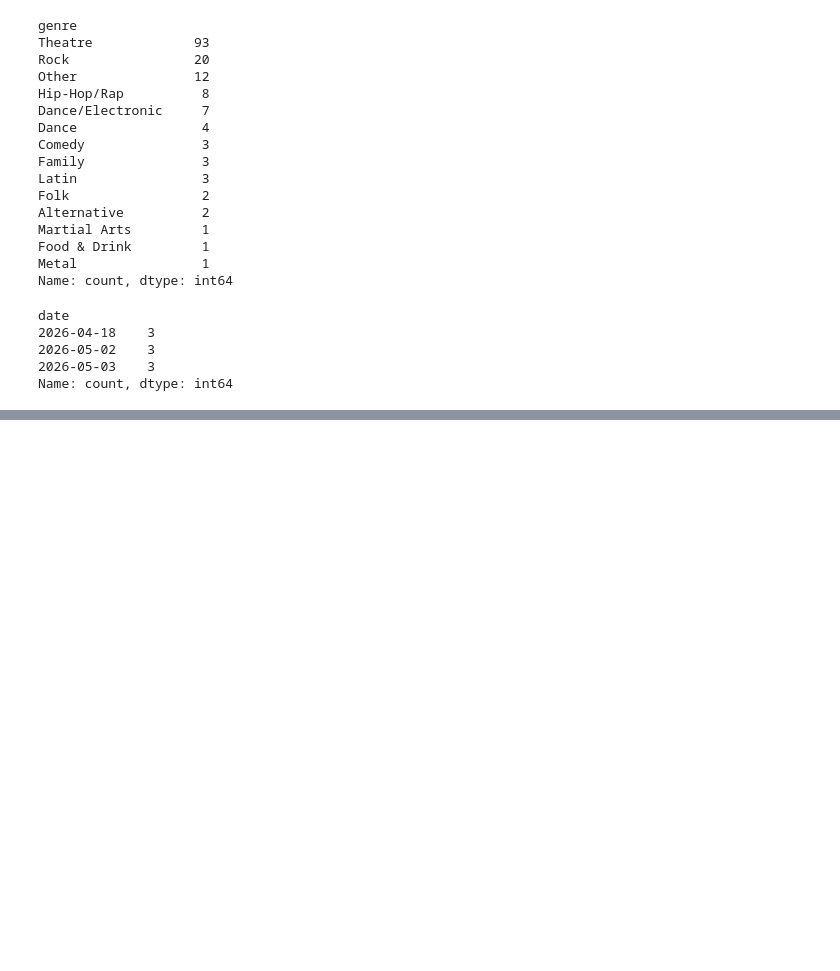
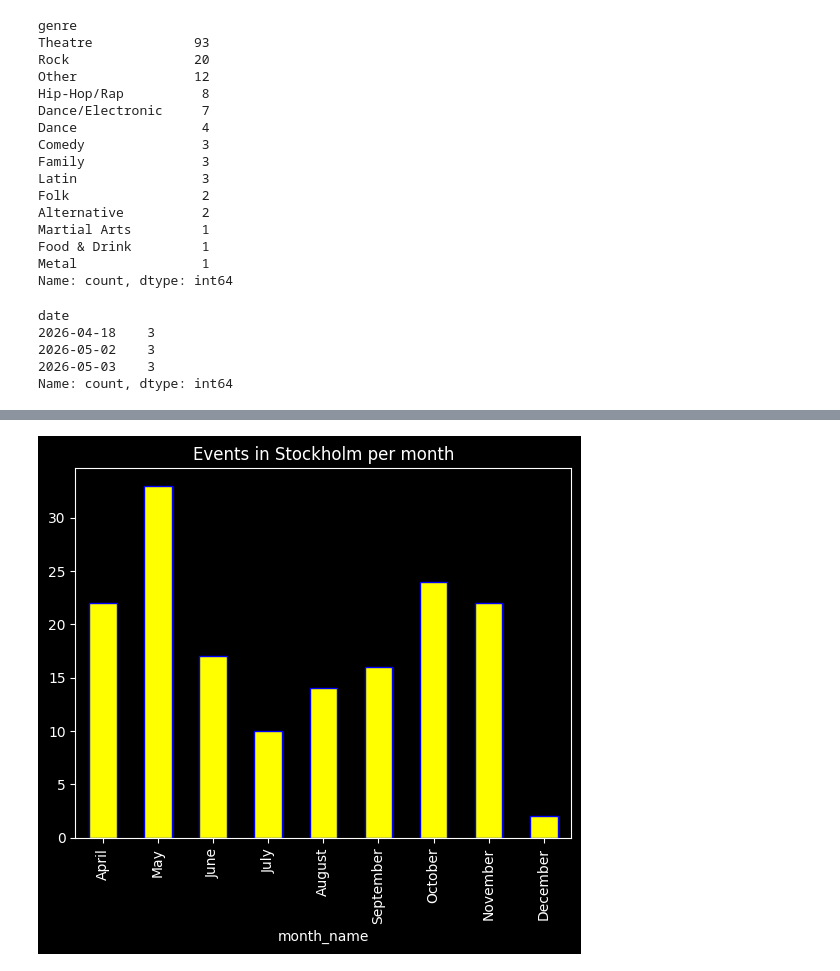
Before and after one commit to LisaYllander92/Visualization_project, a Jupyter notebook: eda/eda_rickard.ipynb, the cells around one changed output, grey strips where cells are left out. Saved outputs shown, nothing was run; the diff lists cells and outputs as text; code cells hidden in the pictures; blank space fills up the shorter version.

```diff
--- a/eda/eda_rickard.ipynb
+++ b/eda/eda_rickard.ipynb
@@ -80,14 +80,16 @@ KeyError: 'month'
 # %%
 # Visualize events per month in chronological order
 month_order = ['January', 'February', 'March', 'April', 'May', 'June',
                'July', 'August', 'September', 'October', 'November', 'December']
 
-counts = df['month'].value_counts()
+counts = df['month_name'].value_counts()
 
 counts_sorted = counts.reindex(month_order).dropna()
 
 counts_sorted.plot(kind='bar', color='yellow', edgecolor='blue')
 plt.title("Events in Stockholm per month")
+# %% [output]
+[figure, added]
 # %%
 # Visualize the top 10 venues with the most events
 venue_counts = df['venue_name'].value_counts()
```
Also changed, not shown: parts of 12 cells of this notebook.
